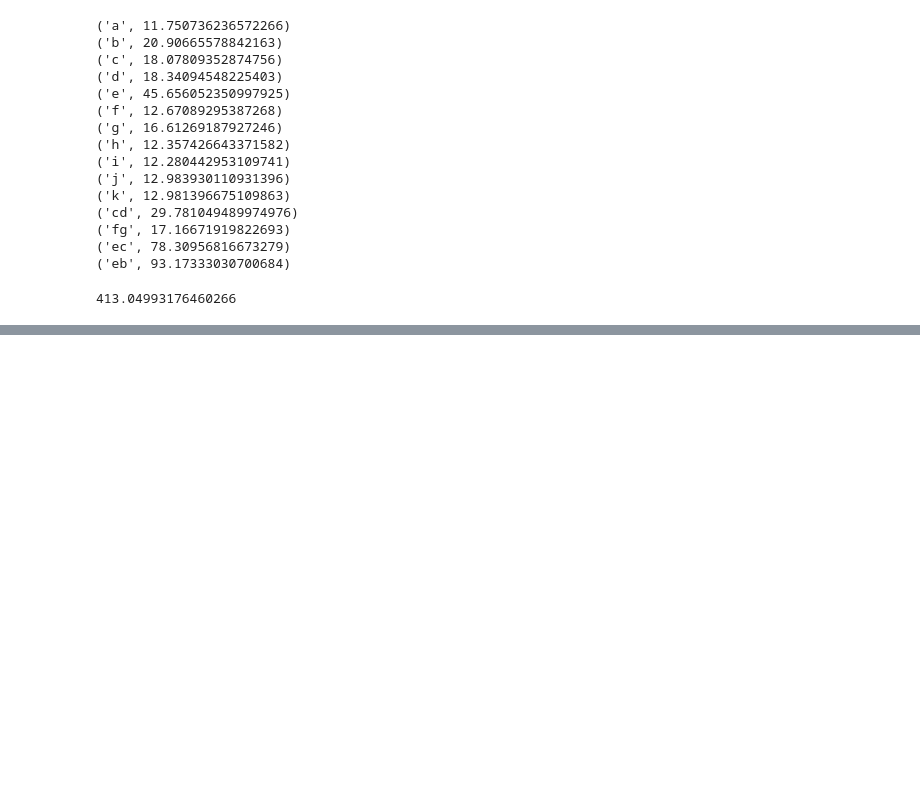
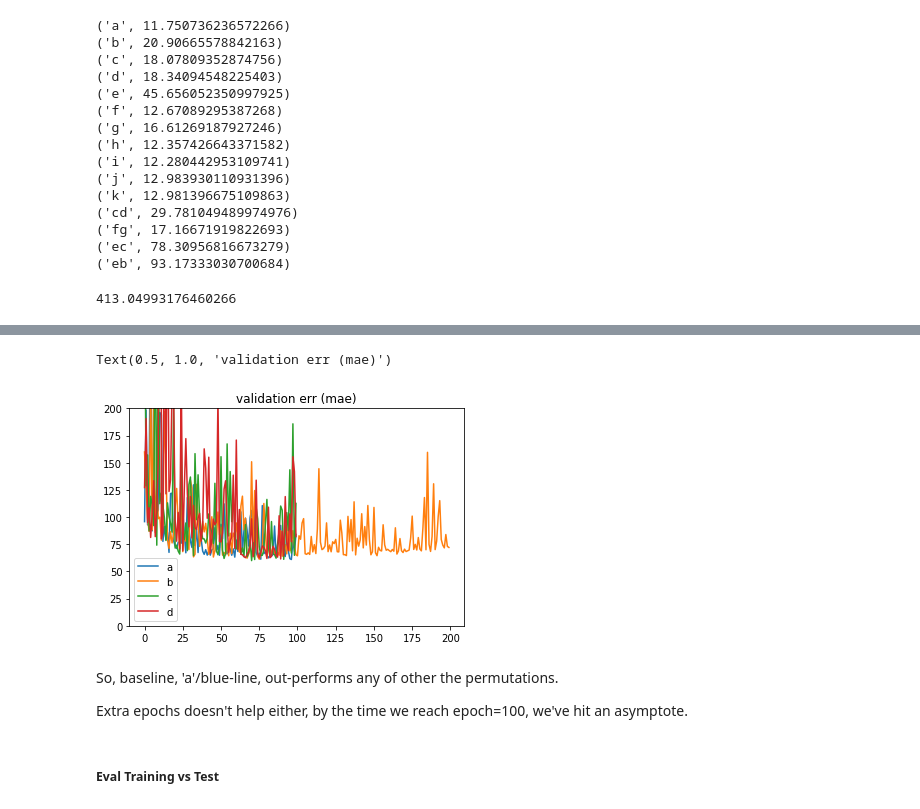
Before and after one commit to sutt/betapilot, a Jupyter notebook: books/param_search_1.ipynb, the cells around one changed output, grey strips where cells are left out. Saved outputs shown, nothing was run; the diff lists cells and outputs as text; code cells hidden in the pictures; blank space fills up the shorter version.

```diff
--- a/books/param_search_1.ipynb
+++ b/books/param_search_1.ipynb
@@ -273,0 +332,18 @@ sum(time_log.values())
+# %%
+val_errs = [h['val_mean_absolute_error'] for h in hist]
+# %%
+p3 = pd.DataFrame(val_errs).T
+# %%
+plt.plot(p3)
+plt.ylim([0,200])
+plt.legend(['a','b','c','d'])
+plt.title('validation err (mae)')
+# %% [output]
+Text(0.5, 1.0, 'validation err (mae)')
+[figure, added]
+# %% [markdown]
+So, baseline, 'a'/blue-line, out-performs any of other the permutations.
+
+Extra epochs doesn't help either, by the time we reach epoch=100, we've hit an asymptote.
+# %% [markdown]
+##### Eval Training vs Test
```
Also changed, not shown: parts of 23 cells of this notebook, 1 other file.
